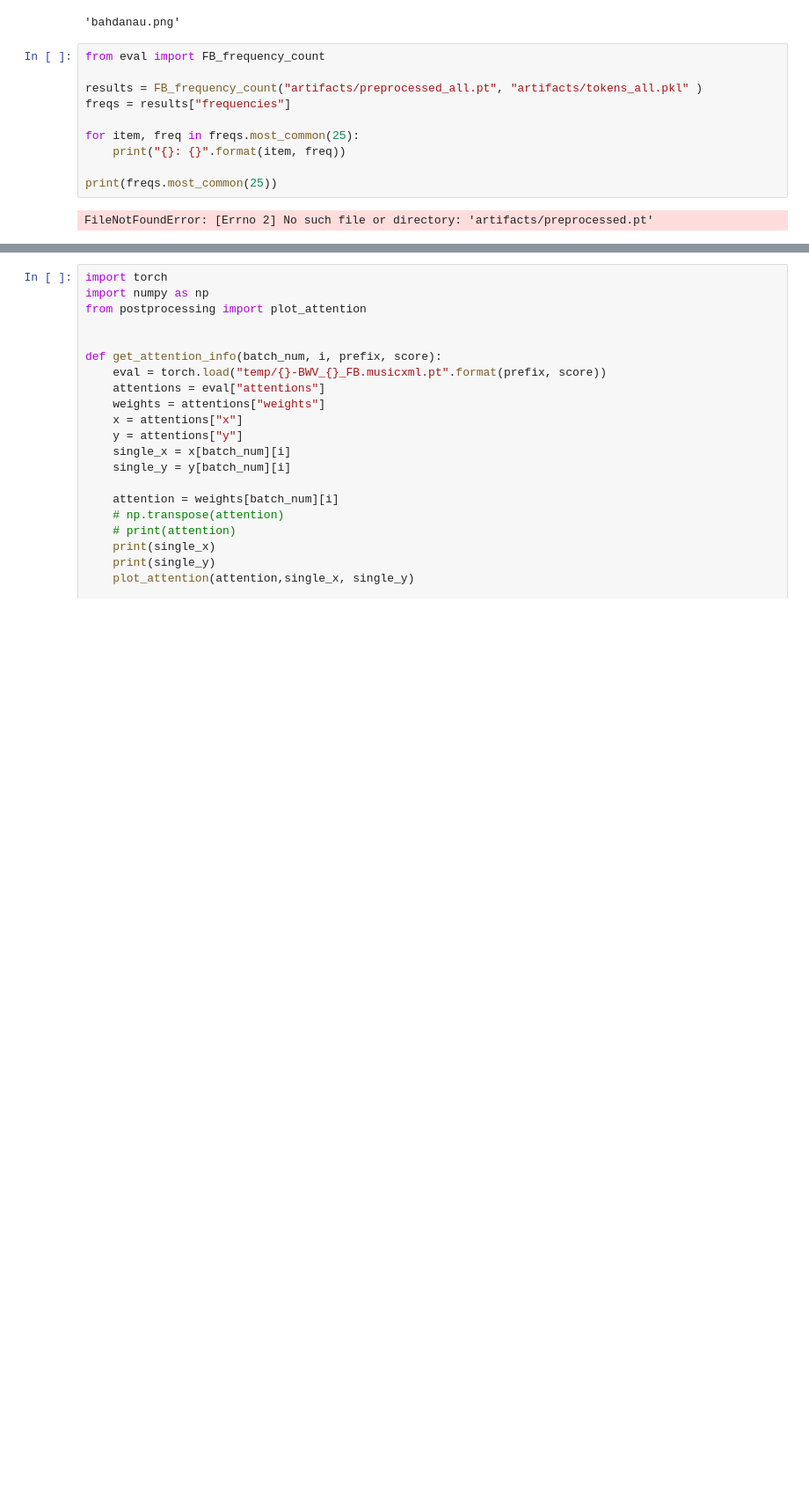
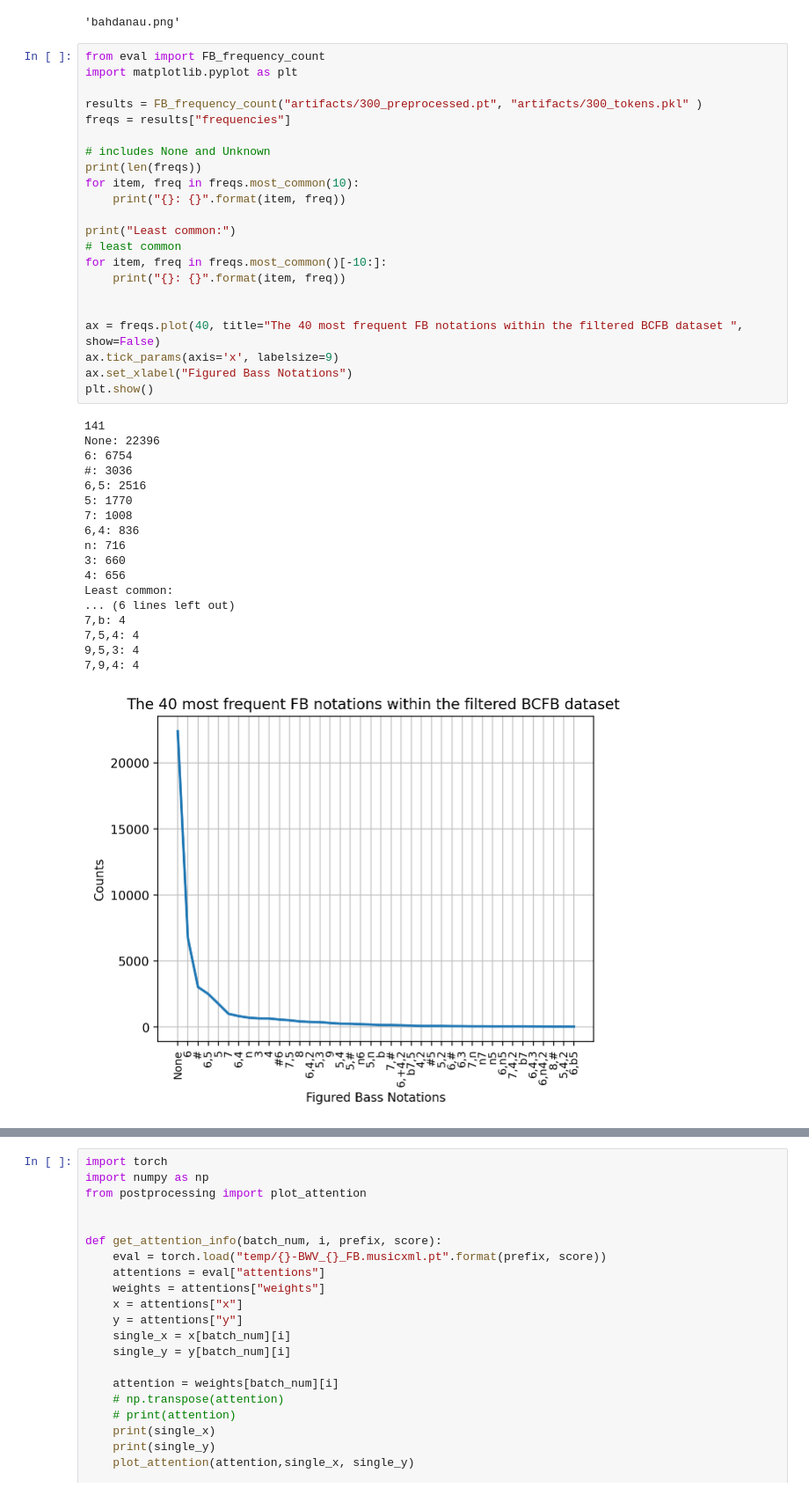
Before and after one commit to coloeus-monedula/harmony-generation, a Jupyter notebook: diss_generation.ipynb, the cells around one changed output, grey strips where cells are left out. Shown at 88% size. Saved outputs shown, nothing was run; the diff lists cells and outputs as text; blank space fills up the shorter version.

```diff
--- a/diss_generation.ipynb
+++ b/diss_generation.ipynb
@@ -126,13 +126,42 @@ model_graph.visual_graph.render(filename = "bahdanau",format="png")
 'bahdanau.png'
 # %%
 from eval import FB_frequency_count
+import matplotlib.pyplot as plt
 
-results = FB_frequency_count("artifacts/preprocessed_all.pt", "artifacts/tokens_all.pkl" )
+results = FB_frequency_count("artifacts/300_preprocessed.pt", "artifacts/300_tokens.pkl" )
 freqs = results["frequencies"]
 
-for item, freq in freqs.most_common(25):
+# includes None and Unknown
+print(len(freqs))
+for item, freq in freqs.most_common(10):
     print("{}: {}".format(item, freq))
 
-print(freqs.most_common(25))
+print("Least common:")
+# least common
+for item, freq in freqs.most_common()[-10:]:
+    print("{}: {}".format(item, freq))
+
+
+ax = freqs.plot(40, title="The 40 most frequent FB notations within the filtered BCFB dataset ", show=False)
+ax.tick_params(axis='x', labelsize=9)
+ax.set_xlabel("Figured Bass Notations")
+plt.show()
 # %% [output]
-FileNotFoundError: [Errno 2] No such file or directory: 'artifacts/preprocessed.pt'
+141
+None: 22396
+6: 6754
+#: 3036
+6,5: 2516
+5: 1770
+7: 1008
+6,4: 836
+n: 716
+3: 660
+4: 656
+Least common:
+... (6 lines left out)
+7,b: 4
+7,5,4: 4
+9,5,3: 4
+7,9,4: 4
+[figure, added]
```
Also changed, not shown: parts of 2 cells of this notebook, 2 other files.
